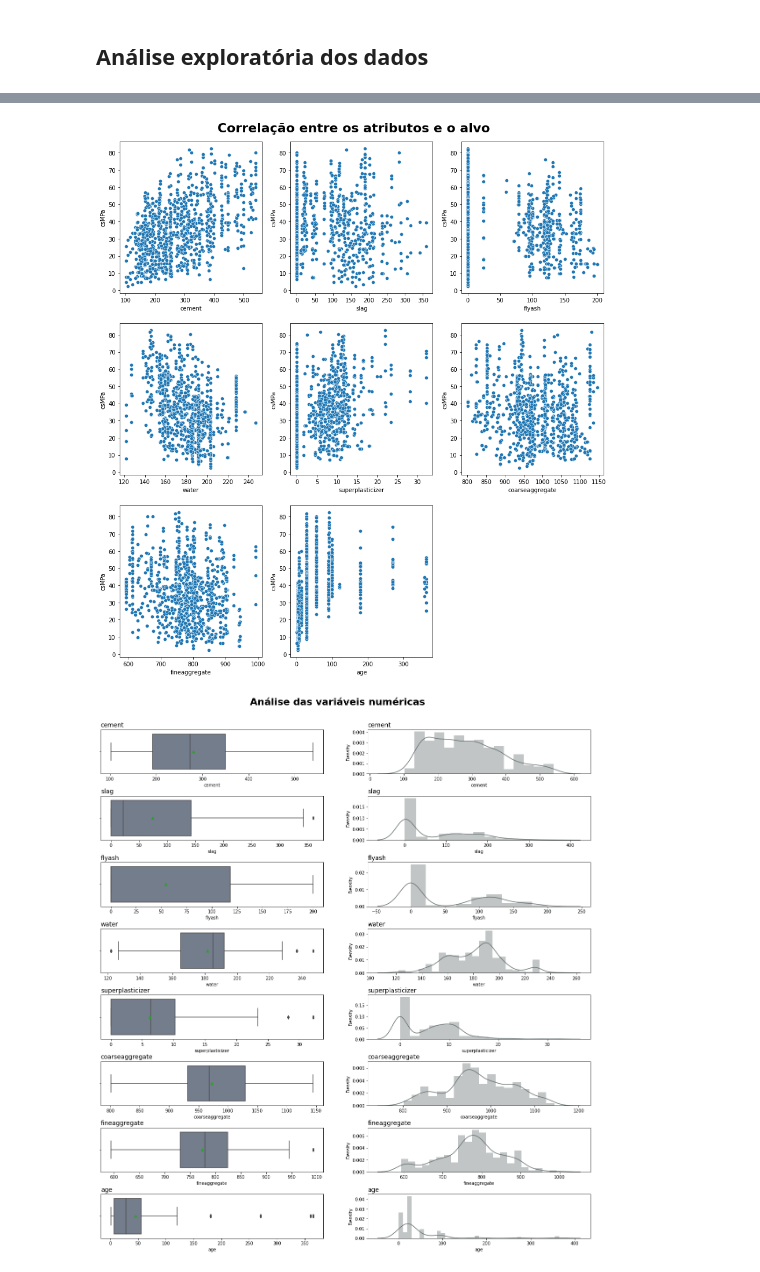
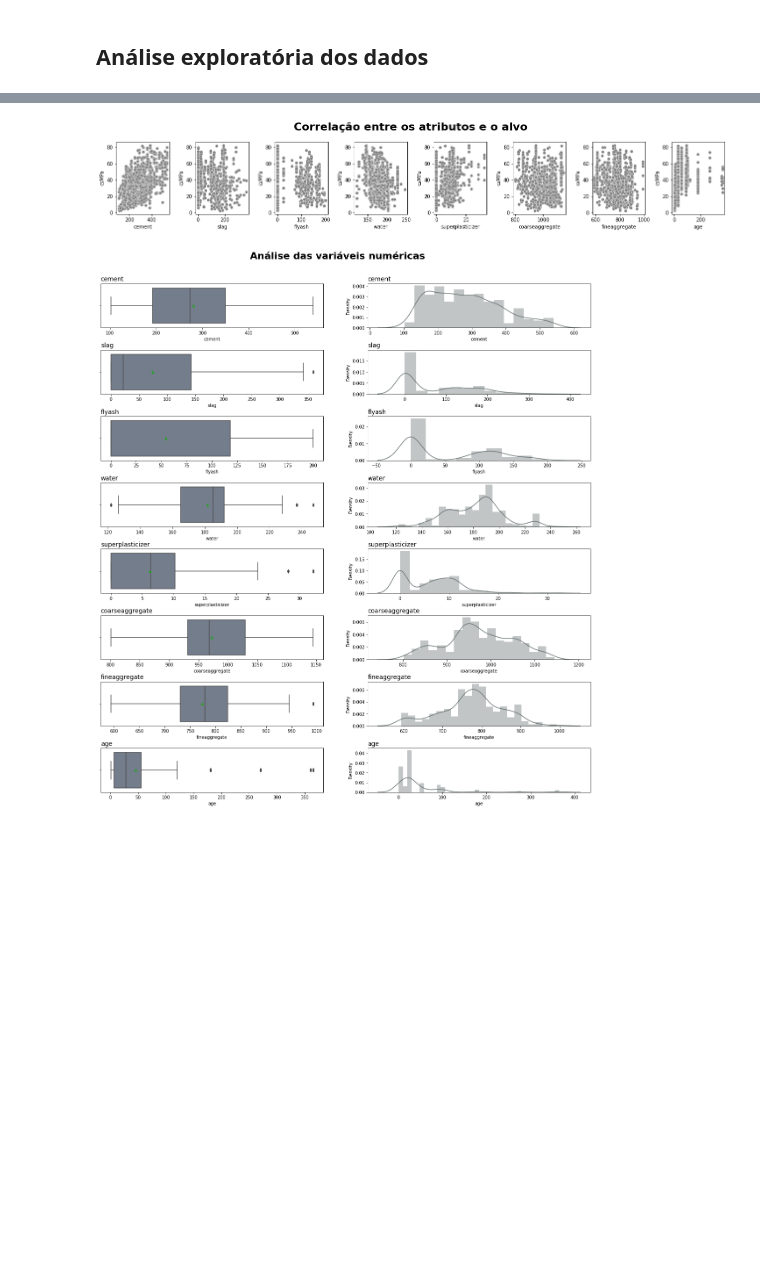
Before and after one commit to CezarMontenegro/concrete_strength_prediction, a Jupyter notebook: concrete_strength_prediction.ipynb, the cells around one changed output, grey strips where cells are left out. Saved outputs shown, nothing was run; the diff lists cells and outputs as text; code cells hidden in the pictures; blank space fills up the shorter version.

```diff
--- a/concrete_strength_prediction.ipynb
+++ b/concrete_strength_prediction.ipynb
@@ -69,3 +73,5 @@ dtype: int64
+# %%
+concrete_db.drop_duplicates(keep='first', inplace=True)
 # %%
 concrete_db.nunique()
 # %% [output]
@@ -103,21 +110,21 @@ sns.heatmap(concrete_db.corr(), annot=True);
 # %%
-figure, axis = plt.subplots(figsize=(15,15))
+figure = plt.subplots(1,8, sharey=True, figsize=(22,3))
 
 plt.suptitle('Correlação entre os atributos e o alvo', fontsize=22, fontweight=600)
 
 position = 1
 for column in concrete_db.columns:
-  plt.subplot(3, 3, position)
-  sns.scatterplot(data=concrete_db, x=column, y='csMPa', palette='bone')
+  plt.subplot(1, 8, position)
+  sns.scatterplot(data=concrete_db, x=column, y='csMPa', color='gray')
 
   position += 1
 
   if position >= 9:
     break
 
-plt.subplots_adjust(top=0.95, hspace=0.2)
+plt.subplots_adjust(top=0.80, wspace=.5)
 # %% [output]
-[figure, old version]
+[figure, new version]
 # %%
 figure = plt.subplots(figsize=(20,20));
 plt.suptitle('Análise das variáveis numéricas', fontsize=22, fontweight=600);
```
Also changed, not shown: parts of 11 cells of this notebook.
